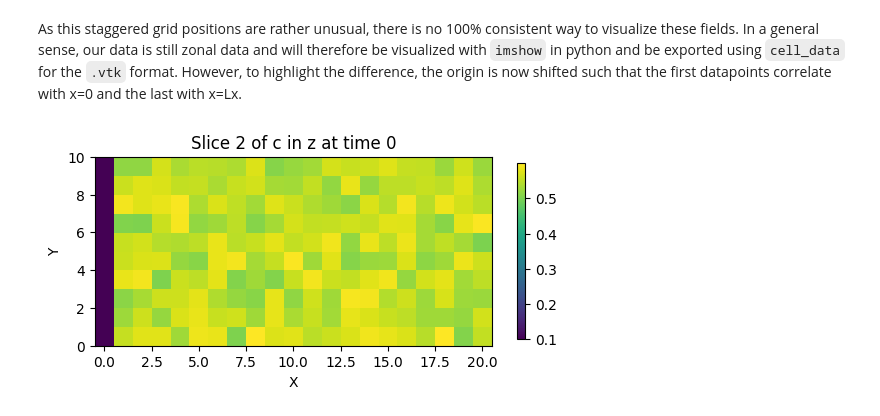
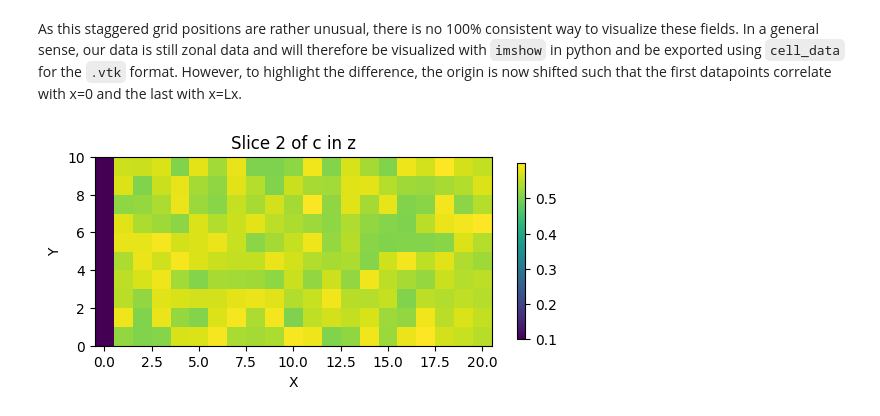
Before and after one commit to daubners/evoxels, a Jupyter notebook: docs/notebooks/00-using-voxelfields.ipynb, the cells around one changed output. Cells and saved outputs as stored; diff of their text form; code cells hidden in the pictures.

```diff
--- a/docs/notebooks/00-using-voxelfields.ipynb
+++ b/docs/notebooks/00-using-voxelfields.ipynb
@@ -112,6 +112,6 @@ noise[0,:,:] = 0.1
 vf.add_field("c", noise)
 # %%
 %matplotlib inline
-vf.plot_slice('c', 2, direction='z', time='0')
+vf.plot_slice('c', 2, direction='z')
 # %% [output]
-[figure, old version]
+[figure, new version]
```
Also changed, not shown: parts of 2 cells of this notebook, 1 other file.
